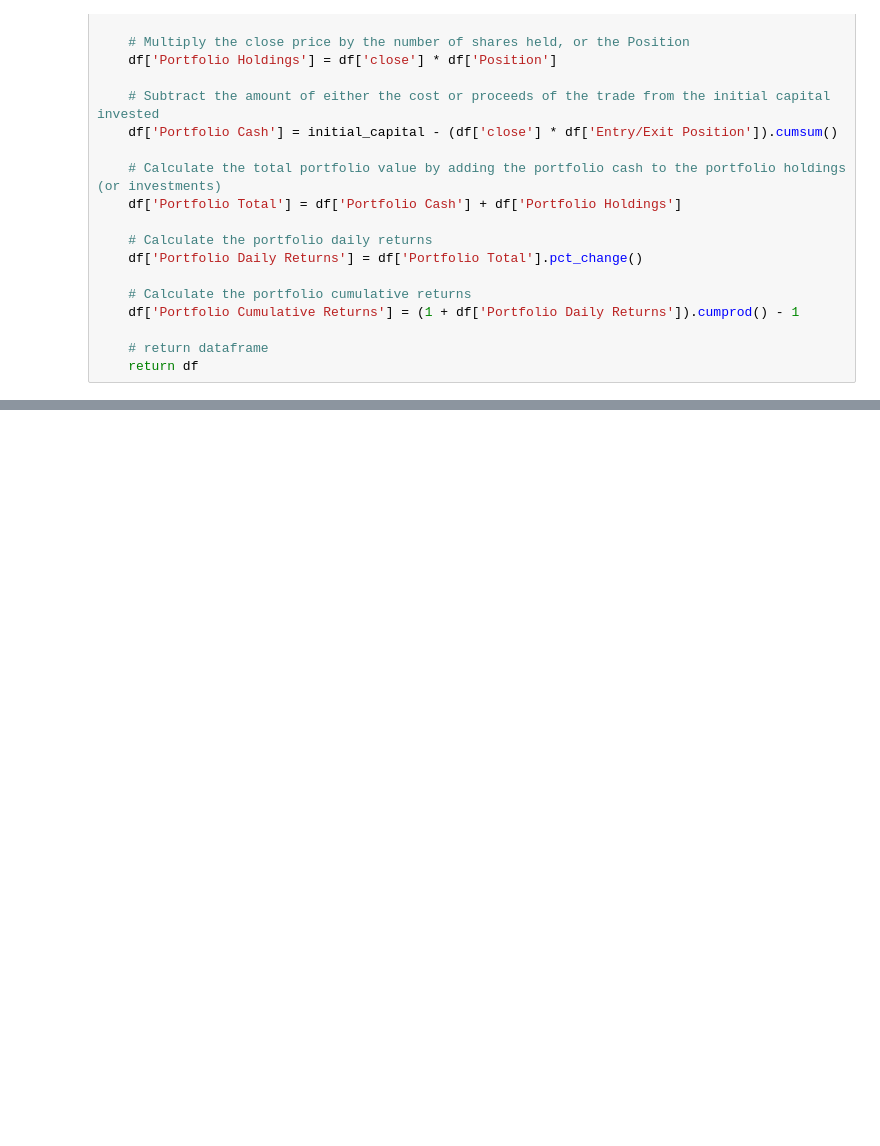
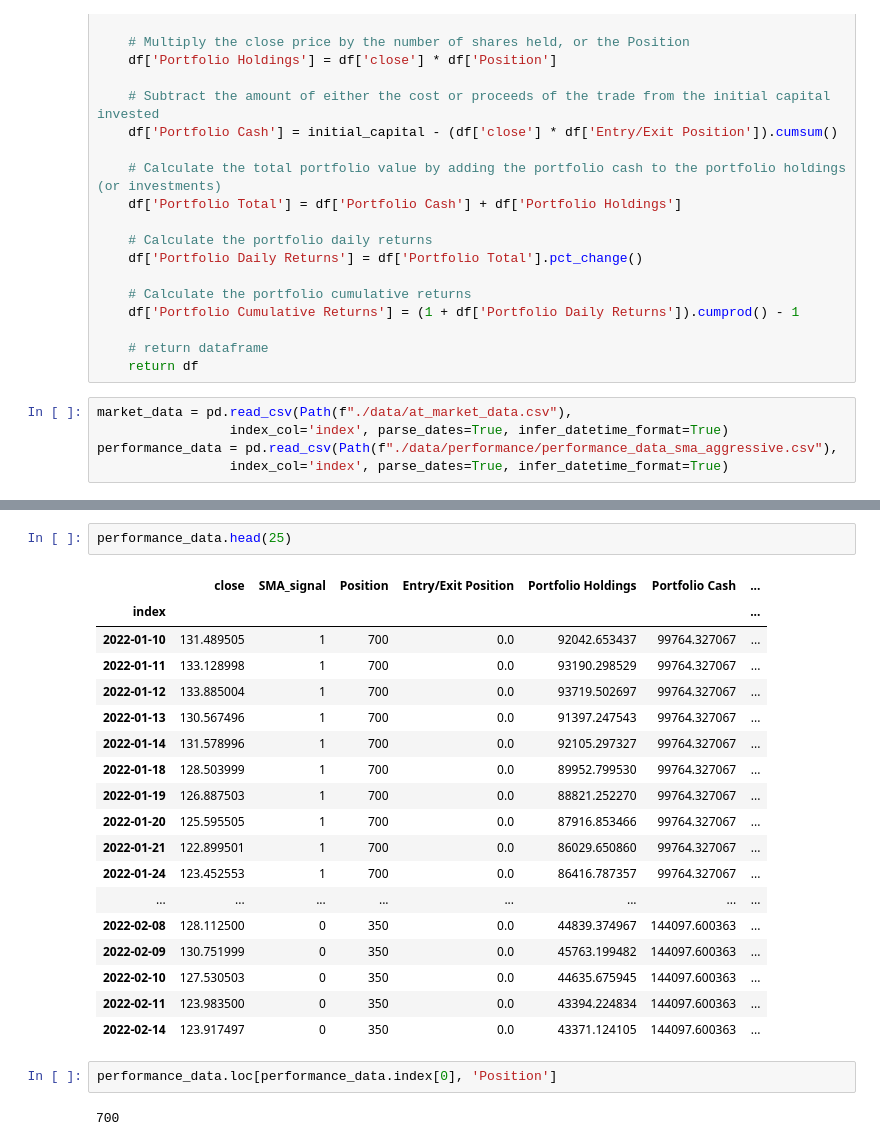
Before and after one commit to tlchampion/mwp_algorithmic_trading, a Jupyter notebook: backtest.ipynb, the cells around one changed output, grey strips where cells are left out. Drawn from its saved outputs; the diff is of its cells as text; blank space fills up the shorter version.

```diff
--- a/backtest.ipynb
+++ b/backtest.ipynb
@@ -58,3 +55,8 @@ def create_portfolio_performance_data(df, signal, initial_capital, share_size):
 
     # return dataframe
     return df
+# %%
+market_data = pd.read_csv(Path(f"./data/at_market_data.csv"),
+                 index_col='index', parse_dates=True, infer_datetime_format=True)
+performance_data = pd.read_csv(Path(f"./data/performance/performance_data_sma_aggressive.csv"),
+                 index_col='index', parse_dates=True, infer_datetime_format=True)
@@ -60,0 +129,25 @@ def create_portfolio_performance_data(df, signal, initial_capital, share_size):
+# %%
+performance_data.head(25)
+# %% [output]
+|  | close | SMA_signal | Position | Entry/Exit Position | Portfolio Holdings | Portfolio Cash | ... |
+| index |  |  |  |  |  |  | ... |
+| 2022-01-10 | 131.489505 | 1 | 700 | 0.0 | 92042.653437 | 99764.327067 | ... |
+| 2022-01-11 | 133.128998 | 1 | 700 | 0.0 | 93190.298529 | 99764.327067 | ... |
+| 2022-01-12 | 133.885004 | 1 | 700 | 0.0 | 93719.502697 | 99764.327067 | ... |
+| 2022-01-13 | 130.567496 | 1 | 700 | 0.0 | 91397.247543 | 99764.327067 | ... |
+| 2022-01-14 | 131.578996 | 1 | 700 | 0.0 | 92105.297327 | 99764.327067 | ... |
+| 2022-01-18 | 128.503999 | 1 | 700 | 0.0 | 89952.799530 | 99764.327067 | ... |
+| 2022-01-19 | 126.887503 | 1 | 700 | 0.0 | 88821.252270 | 99764.327067 | ... |
+| 2022-01-20 | 125.595505 | 1 | 700 | 0.0 | 87916.853466 | 99764.327067 | ... |
+| 2022-01-21 | 122.899501 | 1 | 700 | 0.0 | 86029.650860 | 99764.327067 | ... |
+| 2022-01-24 | 123.452553 | 1 | 700 | 0.0 | 86416.787357 | 99764.327067 | ... |
+| ... | ... | ... | ... | ... | ... | ... | ... |
+| 2022-02-08 | 128.112500 | 0 | 350 | 0.0 | 44839.374967 | 144097.600363 | ... |
+| 2022-02-09 | 130.751999 | 0 | 350 | 0.0 | 45763.199482 | 144097.600363 | ... |
+| 2022-02-10 | 127.530503 | 0 | 350 | 0.0 | 44635.675945 | 144097.600363 | ... |
+| 2022-02-11 | 123.983500 | 0 | 350 | 0.0 | 43394.224834 | 144097.600363 | ... |
+| 2022-02-14 | 123.917497 | 0 | 350 | 0.0 | 43371.124105 | 144097.600363 | ... |
+# %%
+performance_data.loc[performance_data.index[0], 'Position']
+# %% [output]
+700
```
Also changed, not shown: parts of 9 cells of this notebook, 23 other files.
